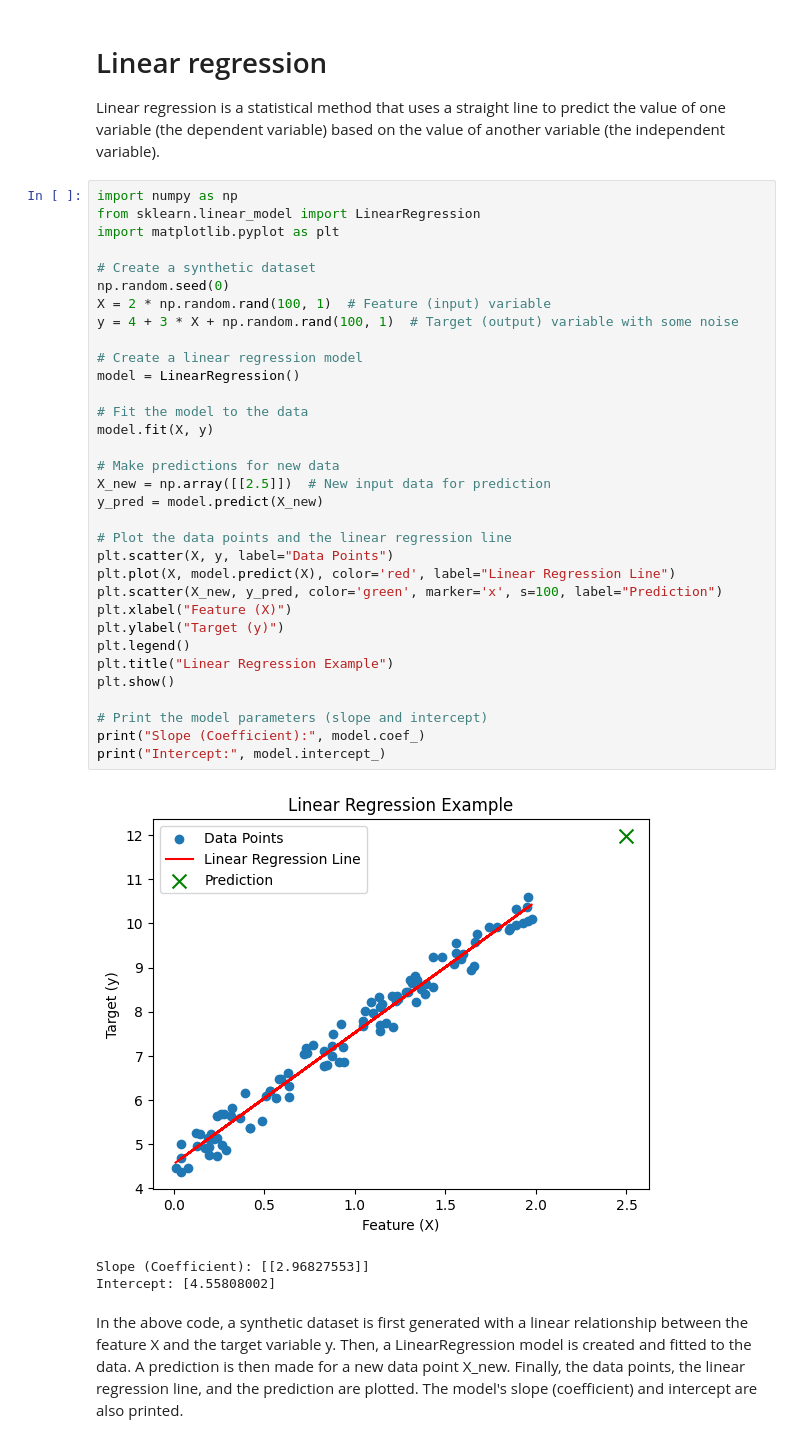
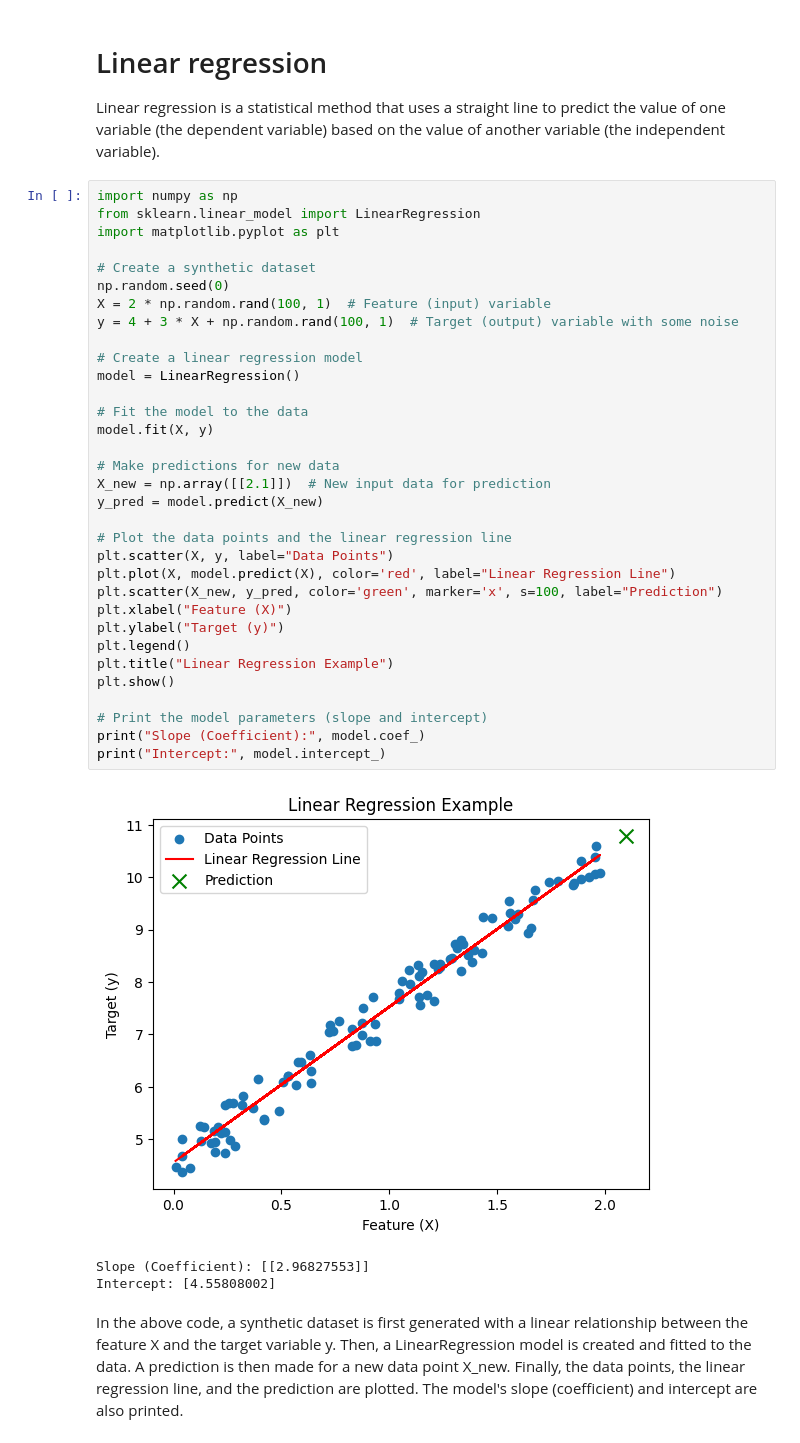
Before and after one commit to Manoj-vbm/Machine_learning, a Jupyter notebook: Machine_learning.ipynb, the cells around one changed output. Saved outputs shown, nothing was run; the diff lists cells and outputs as text.

```diff
--- a/Machine_learning.ipynb
+++ b/Machine_learning.ipynb
@@ -16,35 +18,35 @@ from sklearn.linear_model import LinearRegression
 import matplotlib.pyplot as plt
 
 # Create a synthetic dataset
 np.random.seed(0)
 X = 2 * np.random.rand(100, 1)  # Feature (input) variable
 y = 4 + 3 * X + np.random.rand(100, 1)  # Target (output) variable with some noise
 
 # Create a linear regression model
 model = LinearRegression()
 
 # Fit the model to the data
 model.fit(X, y)
 
 # Make predictions for new data
-X_new = np.array([[2.5]])  # New input data for prediction
+X_new = np.array([[2.1]])  # New input data for prediction
 y_pred = model.predict(X_new)
 
 # Plot the data points and the linear regression line
 plt.scatter(X, y, label="Data Points")
 plt.plot(X, model.predict(X), color='red', label="Linear Regression Line")
 plt.scatter(X_new, y_pred, color='green', marker='x', s=100, label="Prediction")
 plt.xlabel("Feature (X)")
 plt.ylabel("Target (y)")
 plt.legend()
 plt.title("Linear Regression Example")
 plt.show()
 
 # Print the model parameters (slope and intercept)
 print("Slope (Coefficient):", model.coef_)
 print("Intercept:", model.intercept_)
 # %% [output]
-[figure, old version]
+[figure, new version]
 Slope (Coefficient): [[2.96827553]]
 Intercept: [4.55808002]
 # %% [markdown]
```
Also changed, not shown: parts of 11 cells of this notebook.
